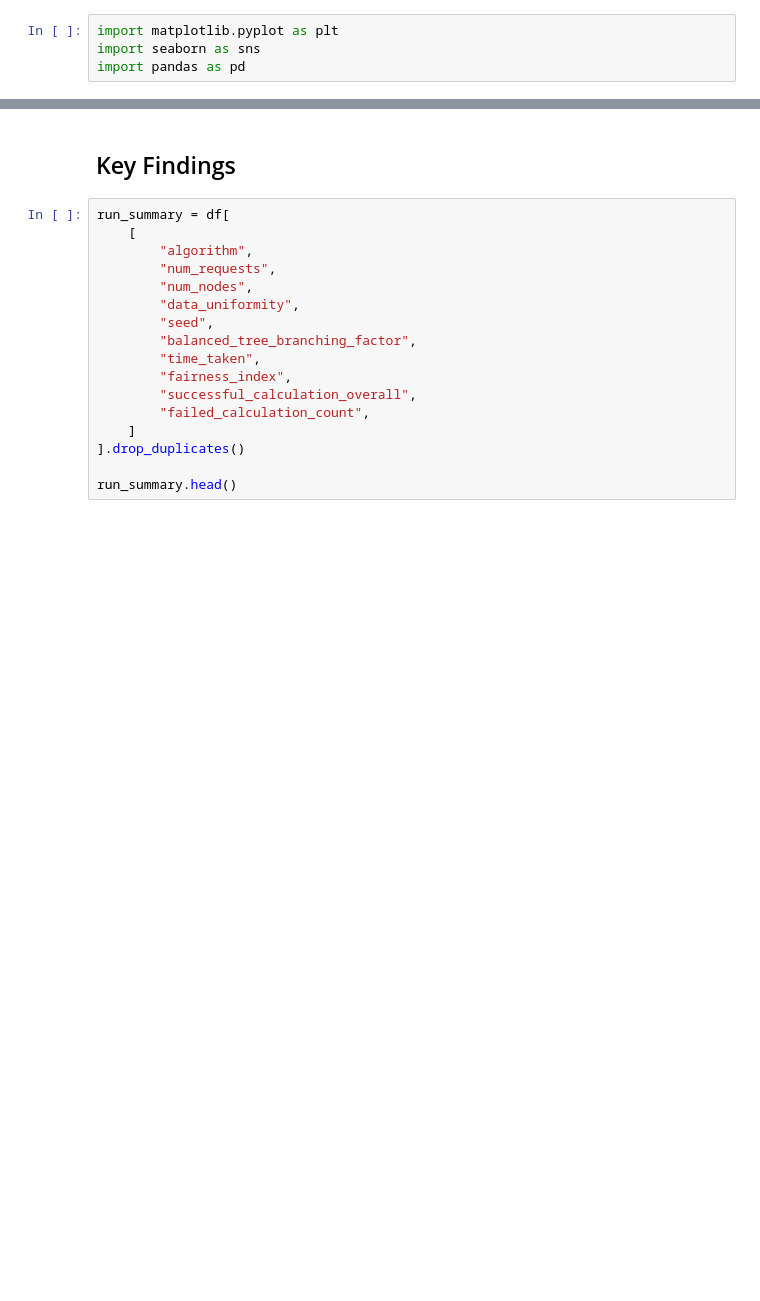
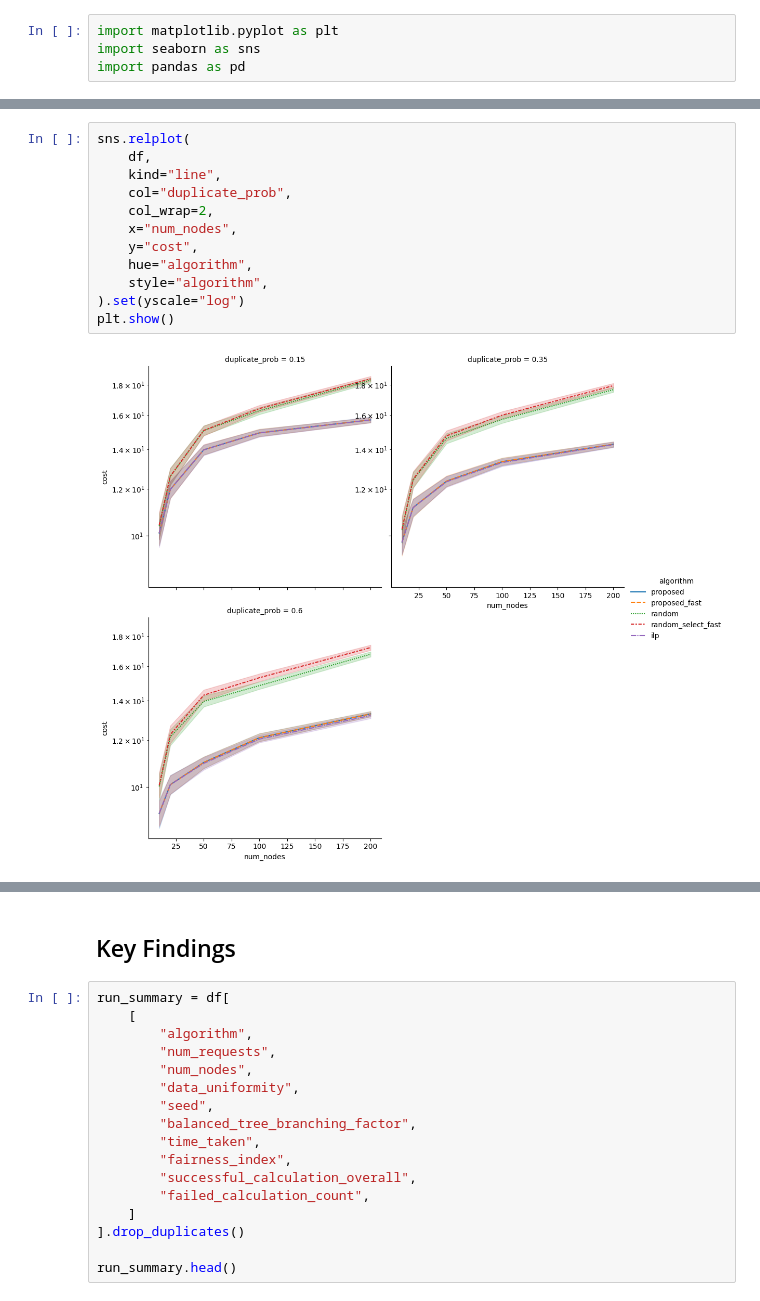
Before and after one commit to Odysseus707/research-project, a Jupyter notebook: Plotter.ipynb, the cells around one changed output, grey strips where cells are left out. Drawn from its saved outputs; the diff is of its cells as text; blank space fills up the shorter version.

```diff
--- a/Plotter.ipynb
+++ b/Plotter.ipynb
@@ -60,3 +61,17 @@ plt.show()
+# %%
+sns.relplot(
+    df,
+    kind="line",
+    col="duplicate_prob",
+    col_wrap=2,
+    x="num_nodes",
+    y="cost",
+    hue="algorithm",
+    style="algorithm",
+).set(yscale="log")
+plt.show()
+# %% [output]
+[figure, added]
 # %%
 sns.relplot(
     df,
```
Also changed, not shown: parts of 5 cells of this notebook, 32 other files.
